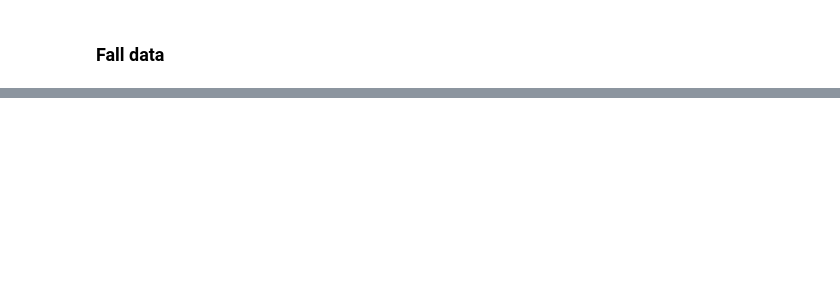
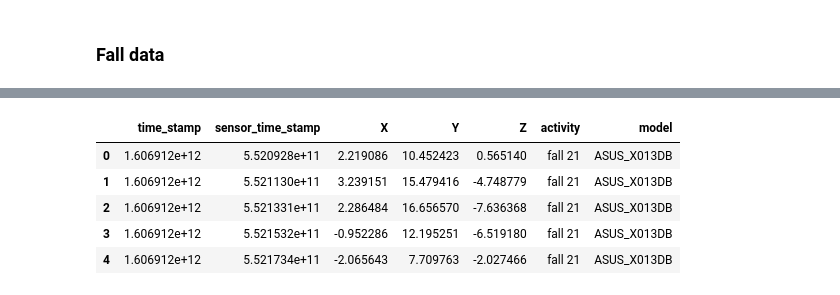
Before and after one commit to koka-koala/fallguys, a Jupyter notebook: notebooks/jin_intro.ipynb, the cells around one changed output, grey strips where cells are left out. Drawn from its saved outputs; the diff is of its cells as text; code cells hidden in the pictures; blank space fills up the shorter version.

Commit message:
pre-train data

```diff
--- a/notebooks/jin_intro.ipynb
+++ b/notebooks/jin_intro.ipynb
@@ -203,0 +218,10 @@ Fall data is different we are not using 2s bin otherwise it going to get dropped
+# %%
+all_jason_df = pd.DataFrame(columns=["time_stamp","sensor_time_stamp","X","Y","Z"])
+for sen_jsonpath in list_json:
+    sensor_path = jsonpath + sen_jsonpath
+    sen_json = pd.read_json(sensor_path)
+    if sen_json.dt["a"] == []:
+        continue
+    sen_acc = np.array(sen_json.dt["a"])
+    acc_df = pd.DataFrame(sen_acc, columns=["time_stamp", "sensor_time_stamp","X","Y","Z"])
+    all_jason_df = pd.concat([all_jason_df,acc_df])
@@ -203,0 +352,31 @@ Fall data is different we are not using 2s bin otherwise it going to get dropped
+# %%
+import os
+jsonpath = "../raw_data/2020-12-02-fall-only/sens/"
+list_json = os.listdir(jsonpath)
+list_json = [ s for s in list_json if "s_" in s]
+
+all_jason_df = pd.DataFrame(columns=["time_stamp","sensor_time_stamp","X","Y","Z"])
+for sen_jsonpath in list_json:
+    sensor_path = jsonpath + sen_jsonpath
+    sen_json = pd.read_json(sensor_path)
+    if sen_json.dt["a"] == []:
+        continue
+    sen_acc = np.array(sen_json.dt["a"])
+    acc_df = pd.DataFrame(sen_acc, columns=["time_stamp", "sensor_time_stamp","X","Y","Z"])
+    all_jason_df = pd.concat([all_jason_df,acc_df])
+# %%
+all_jason_df["activity"] = all_jason_df["time_stamp"].apply(check_between)
+# %%
+all_jason_df.dropna(inplace=True)
+all_jason_df["model"] = "ASUS_X013DB"
+all_jason_df.reset_index(inplace=True)
+all_jason_df.drop("index", axis = 1, inplace=True)
+# %%
+all_jason_df.head()
+# %% [output]
+|  | time_stamp | sensor_time_stamp | X | Y | Z | activity | model |
+| 0 | 1.606912e+12 | 5.520928e+11 | 2.219086 | 10.452423 | 0.565140 | fall 21 | ASUS_X013DB |
+| 1 | 1.606912e+12 | 5.521130e+11 | 3.239151 | 15.479416 | -4.748779 | fall 21 | ASUS_X013DB |
+| 2 | 1.606912e+12 | 5.521331e+11 | 2.286484 | 16.656570 | -7.636368 | fall 21 | ASUS_X013DB |
+| 3 | 1.606912e+12 | 5.521532e+11 | -0.952286 | 12.195251 | -6.519180 | fall 21 | ASUS_X013DB |
+| 4 | 1.606912e+12 | 5.521734e+11 | -2.065643 | 7.709763 | -2.027466 | fall 21 | ASUS_X013DB |
```
Also changed, not shown: parts of 38 cells of this notebook, 4 other files.
